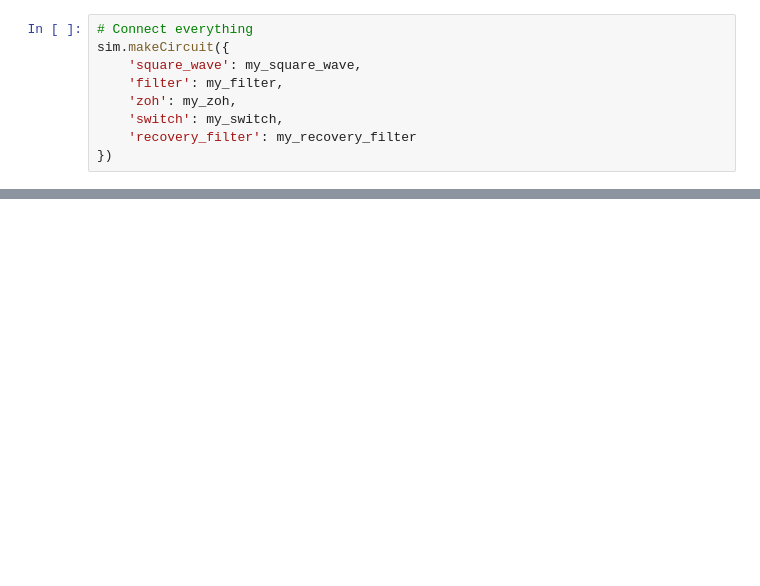
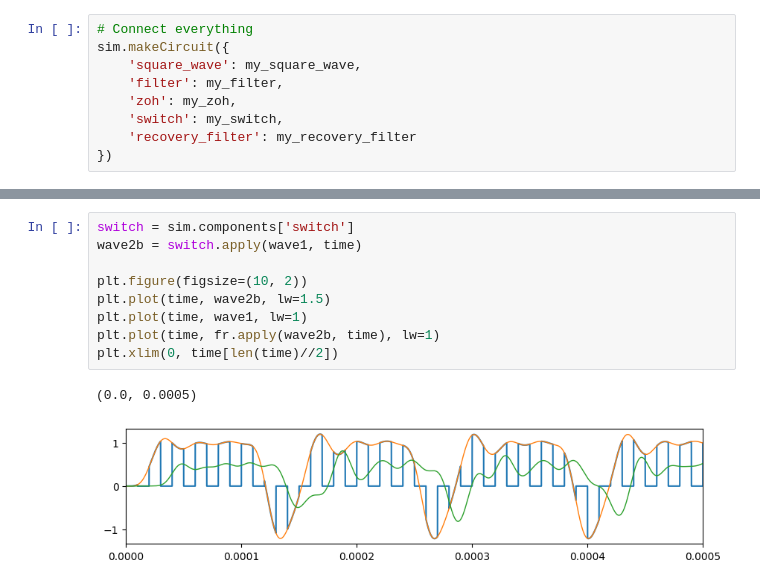
Before and after one commit to agus-fshr/assd-tp-1, a Jupyter notebook: test.ipynb, the cells around one changed output, grey strips where cells are left out. Drawn from its saved outputs; the diff is of its cells as text; blank space fills up the shorter version.

```diff
--- a/test.ipynb
+++ b/test.ipynb
@@ -43,0 +73,12 @@ plt.plot(wave.time, wave.voltage)
+# %%
+switch = sim.components['switch']
+wave2b = switch.apply(wave1, time)
+
+plt.figure(figsize=(10, 2))
+plt.plot(time, wave2b, lw=1.5)
+plt.plot(time, wave1, lw=1)
+plt.plot(time, fr.apply(wave2b, time), lw=1)
+plt.xlim(0, time[len(time)//2])
+# %% [output]
+(0.0, 0.0005)
+[figure, added]
```
Also changed, not shown: parts of 5 cells of this notebook.
